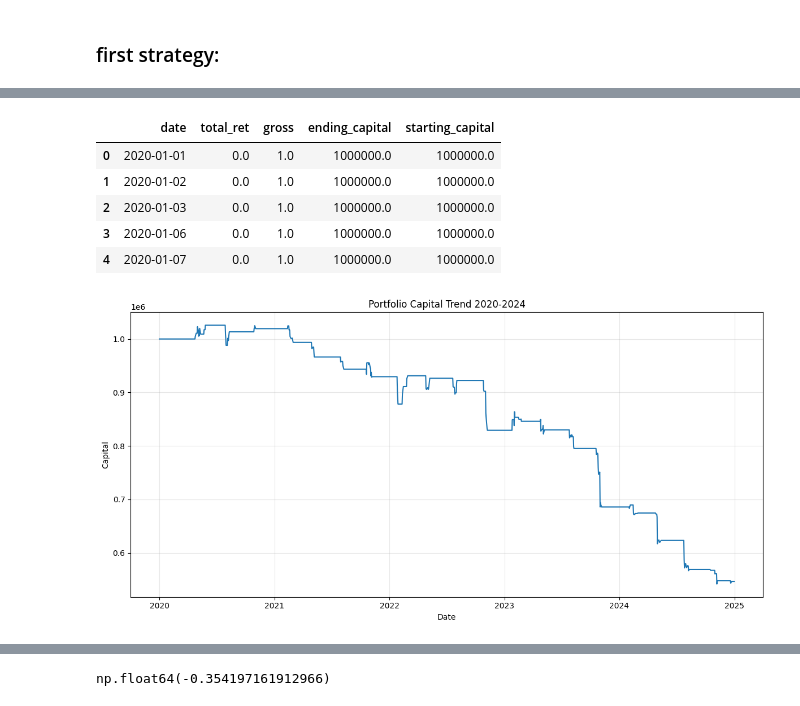
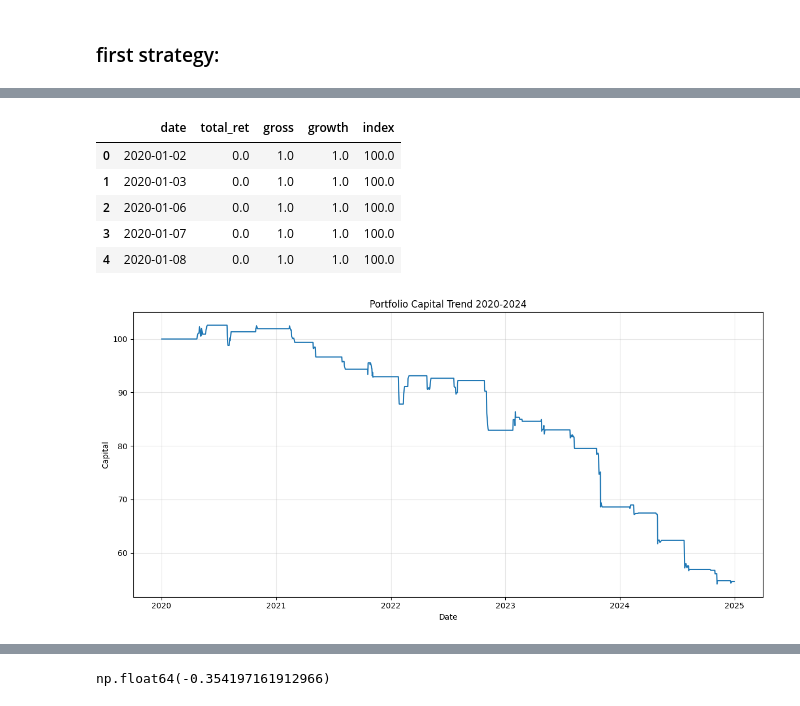
Before and after one commit to YiqiSun1/Claude-generated-CEO-stress-feature-and-stock-abnormal-return, a Jupyter notebook: backtesting/backtest.ipynb, the cells around one changed output, grey strips where cells are left out. Drawn from its saved outputs; the diff is of its cells as text; code cells hidden in the pictures.

```diff
--- a/backtesting/backtest.ipynb
+++ b/backtesting/backtest.ipynb
@@ -7,7 +7,7 @@ import pandas as pd
 # %%
 import numpy as np
 # %%
-df = pd.read_csv('../Data/new_new_new_car_1_with_fundamental.csv')
+df = pd.read_csv('../Data/car_1_with_fundamental.csv')
 # %%
 df.shape
 # %% [output]
@@ -495,14 +511,9 @@ daily_series = pd.DataFrame(list_one)
 # %%
-# Ai
-initial_capital = 1_000_000
-
 daily_series['date'] = pd.to_datetime(daily_series['date'])
 
-calendar = pd.DataFrame({
-    'date': pd.date_range('2020-01-01', '2024-12-31', freq='B')
-})
+trading_day = pd.DataFrame(crsp['date'].unique(), columns=['date'])
 
-daily_full = calendar.merge(
+daily_full = trading_day.merge(
     daily_series[['date', 'total_ret']],
     on='date',
     how='left'
@@ -510,29 +521,27 @@ daily_full = calendar.merge(
 
 daily_full['total_ret'] = daily_full['total_ret'].fillna(0)
 daily_full['gross'] = 1 + daily_full['total_ret']
-daily_full['ending_capital'] = initial_capital * daily_full['gross'].cumprod()
-daily_full['starting_capital'] = daily_full['ending_capital'].shift(1, fill_value=initial_capital)
-
+daily_full['growth'] = daily_full['gross'].cumprod()
+daily_full['index'] = 100 * daily_full['growth']
 daily_full.head()
 # %% [output]
-|  | date | total_ret | gross | ending_capital | starting_capital |
-| 0 | 2020-01-01 | 0.0 | 1.0 | 1000000.0 | 1000000.0 |
-| 1 | 2020-01-02 | 0.0 | 1.0 | 1000000.0 | 1000000.0 |
-| 2 | 2020-01-03 | 0.0 | 1.0 | 1000000.0 | 1000000.0 |
-| 3 | 2020-01-06 | 0.0 | 1.0 | 1000000.0 | 1000000.0 |
-| 4 | 2020-01-07 | 0.0 | 1.0 | 1000000.0 | 1000000.0 |
+|  | date | total_ret | gross | growth | index |
+| 0 | 2020-01-02 | 0.0 | 1.0 | 1.0 | 100.0 |
+| 1 | 2020-01-03 | 0.0 | 1.0 | 1.0 | 100.0 |
+| 2 | 2020-01-06 | 0.0 | 1.0 | 1.0 | 100.0 |
+| 3 | 2020-01-07 | 0.0 | 1.0 | 1.0 | 100.0 |
+| 4 | 2020-01-08 | 0.0 | 1.0 | 1.0 | 100.0 |
 # %%
 # Ai
 import matplotlib.pyplot as plt
 
 plt.figure(figsize=(12, 6))
-plt.plot(daily_full['date'], daily_full['ending_capital'], linewidth=1.5)
+plt.plot(daily_full['date'], daily_full['index'], linewidth=1.5)
 plt.title('Portfolio Capital Trend 2020-2024')
 plt.xlabel('Date')
 plt.ylabel('Capital')
 plt.grid(True, alpha=0.3)
 plt.tight_layout()
-plt.show()
 # %% [output]
-[figure, old version]
+[figure, new version]
 # %%
```
Also changed, not shown: parts of 29 cells of this notebook.
